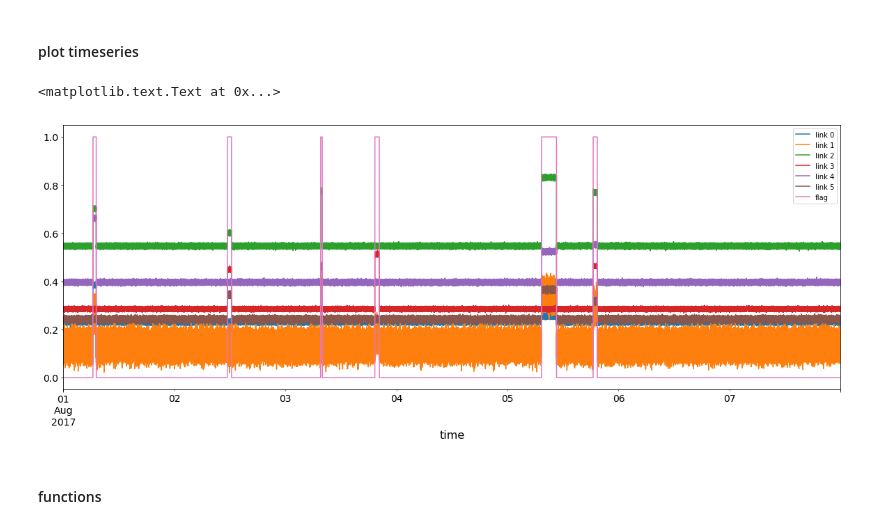
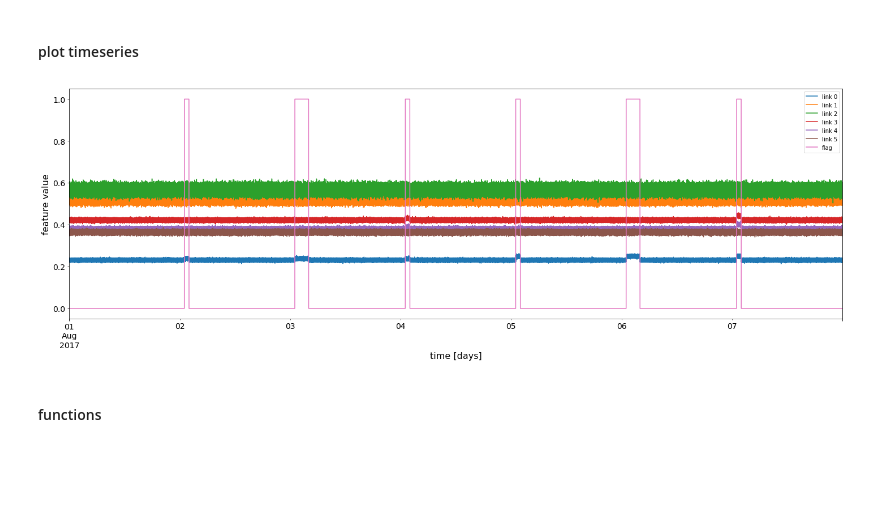
Before and after one commit to ATLAS-Analytics/AnalyticsNotebooks, a Jupyter notebook: Ilija/Anomaly detection in Perfsonar data/BDT/TestingBDTonSimulatedData.ipynb, the cells around one changed output. Saved outputs shown, nothing was run; the diff lists cells and outputs as text; code cells hidden in the pictures; blank space fills up the shorter version.

```diff
--- a/Ilija/Anomaly detection in Perfsonar data/BDT/TestingBDTonSimulatedData.ipynb
+++ b/Ilija/Anomaly detection in Perfsonar data/BDT/TestingBDTonSimulatedData.ipynb
@@ -35,7 +35,7 @@ window = 24
 # %% [markdown]
 #### generate data
 # %%
-df =  simulated_data.get_simulated_data()
-# df =  simulated_data.get_simulated_fixed_data()
+# df =  simulated_data.get_simulated_data()
+df =  simulated_data.get_simulated_fixed_data()
 df.head()
 # %% [output]
@@ -55,10 +57,13 @@ affected: [3 1] 2017-08-03 19:20:06 2017-08-03 20:17:46
 #### plot timeseries
 # %%
 ax = df.plot(figsize=(20,7))
-ax.set_xlabel("time", fontsize=16)
+ax.set_xlabel("time [days]", fontsize=16)
+ax.set_ylabel("feature value", fontsize=16)
+plt.tight_layout()
+plt.savefig('untouched')#, bbox_inches='tight',pad_inches=0)
+# plt.savefig('untouched.eps', format='eps')#, bbox_inches='tight',pad_inches=0)
 # %% [output]
-<matplotlib.text.Text at 0x...>
-[figure, old version]
+[figure, new version]
 # %% [markdown]
 #### functions
 # %%
```
Also changed, not shown: parts of 4 cells of this notebook, 25 other files.
